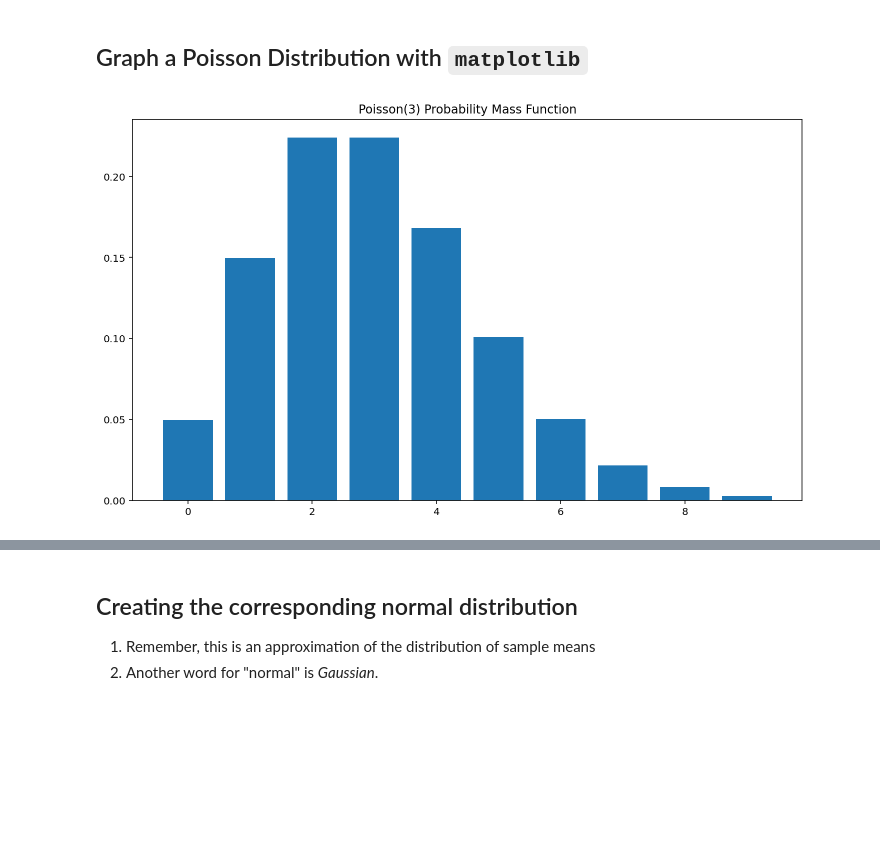
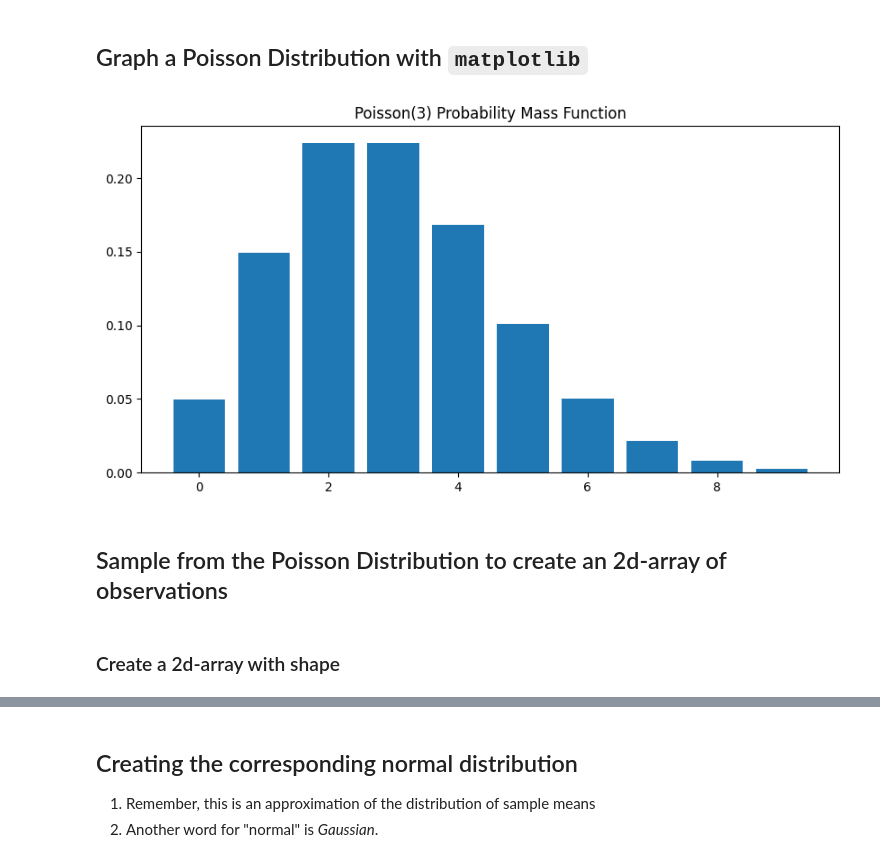
Before and after one commit to startakovsky/epib-463-fall-2022, a Jupyter notebook: handout-week-09/central-limit-theorem.ipynb, the cells around one changed output, grey strips where cells are left out. Drawn from its saved outputs; the diff is of its cells as text; code cells hidden in the pictures; blank space fills up the shorter version.

```diff
--- a/handout-week-09/central-limit-theorem.ipynb
+++ b/handout-week-09/central-limit-theorem.ipynb
@@ -112,8 +123,13 @@ The mean of Poisson(rate=3) is 3.0, and its variance is 3.0.
 # %%
 x_poisson = np.arange(10)
 y_poisson = poisson_rv.pmf(x_poisson)
 
+plt.figure(figsize=(10, 5))
 plt.bar(x_poisson, y_poisson)
 _ = plt.title(f'Poisson({RATE}) Probability Mass Function')
 # %% [output]
-[figure, old version]
+[figure, new version]
+# %% [markdown]
+## Sample from the Poisson Distribution to create an 2d-array of observations
+# %% [markdown]
+### Create a 2d-array with shape
```
Also changed, not shown: parts of 34 cells of this notebook.
